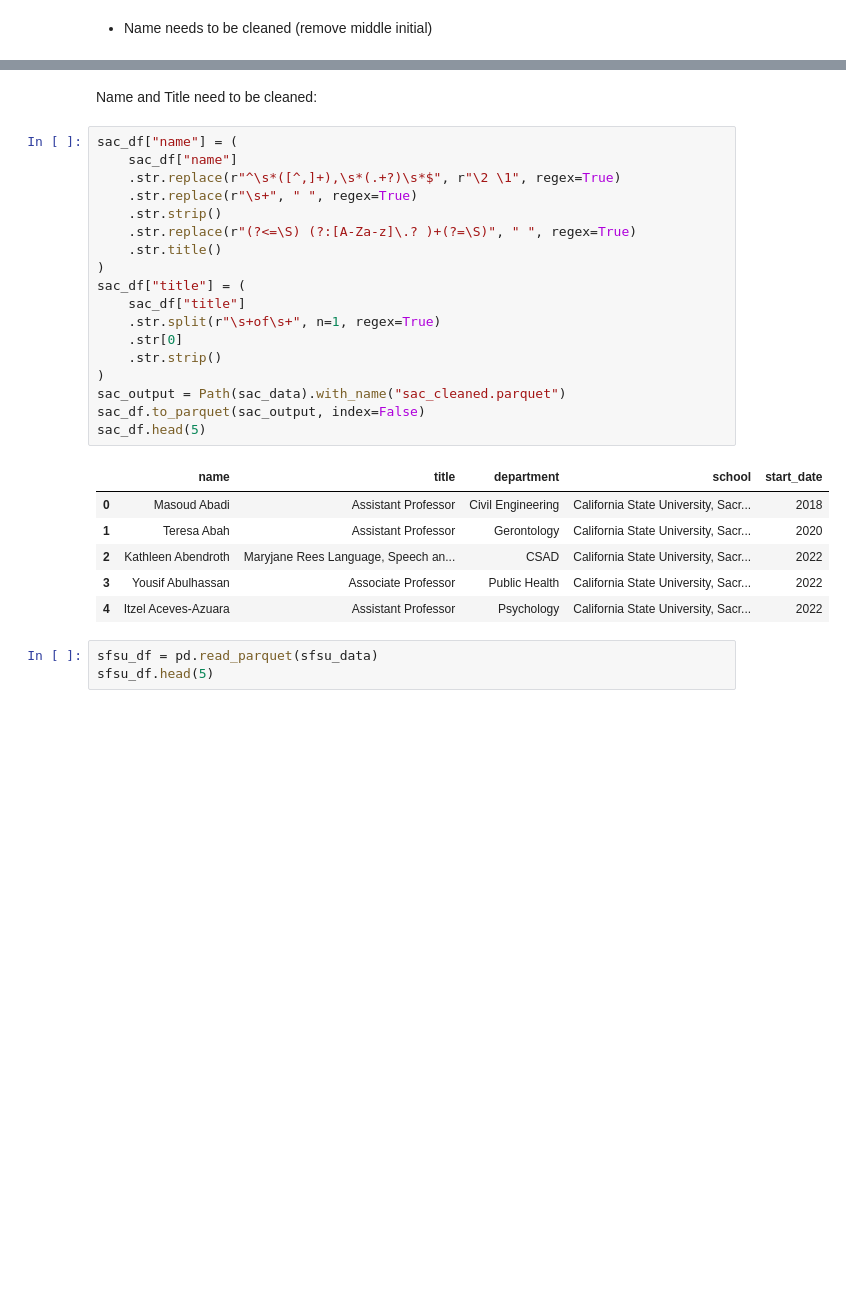
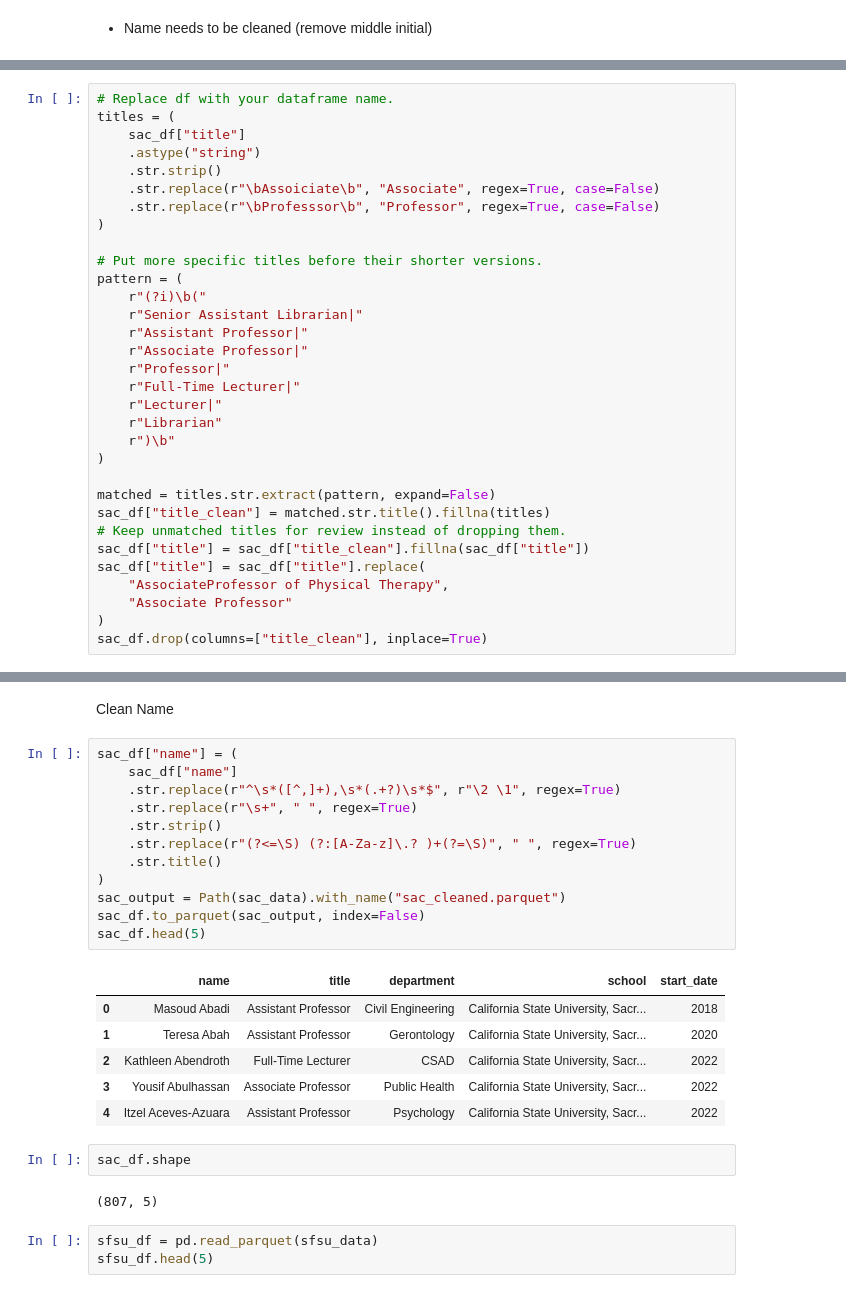
Before and after one commit to CSC4693-Fall-2026/CSC4693, a Jupyter notebook: Faculty/data_processors/csu_dataset_verification.ipynb, the cells around one changed output, grey strips where cells are left out. Drawn from its saved outputs; the diff is of its cells as text; blank space fills up the shorter version.

```diff
--- a/Faculty/data_processors/csu_dataset_verification.ipynb
+++ b/Faculty/data_processors/csu_dataset_verification.ipynb
@@ -62,0 +89,32 @@ sac_df.head(5)
+# %%
+# Replace df with your dataframe name.
+titles = (
+    sac_df["title"]
+    .astype("string")
+    .str.strip()
+    .str.replace(r"\bAssoiciate\b", "Associate", regex=True, case=False)
+    .str.replace(r"\bProfesssor\b", "Professor", regex=True, case=False)
+)
+
+# Put more specific titles before their shorter versions.
+pattern = (
+    r"(?i)\b("
+    r"Senior Assistant Librarian|"
+    r"Assistant Professor|"
+    r"Associate Professor|"
+    r"Professor|"
+    r"Full-Time Lecturer|"
+    r"Lecturer|"
+    r"Librarian"
+    r")\b"
+)
+
+matched = titles.str.extract(pattern, expand=False)
+sac_df["title_clean"] = matched.str.title().fillna(titles)
+# Keep unmatched titles for review instead of dropping them.
+sac_df["title"] = sac_df["title_clean"].fillna(sac_df["title"])
+sac_df["title"] = sac_df["title"].replace(
+    "AssociateProfessor of Physical Therapy",
+    "Associate Professor"
+)
+sac_df.drop(columns=["title_clean"], inplace=True)
@@ -63,30 +135,28 @@ sac_df.head(5)
 # %% [markdown]
-Name and Title need to be cleaned:
+Clean Name
 # %%
 sac_df["name"] = (
     sac_df["name"]
     .str.replace(r"^\s*([^,]+),\s*(.+?)\s*$", r"\2 \1", regex=True)
     .str.replace(r"\s+", " ", regex=True)
     .str.strip()
     .str.replace(r"(?<=\S) (?:[A-Za-z]\.? )+(?=\S)", " ", regex=True)
     .str.title()
 )
-sac_df["title"] = (
-    sac_df["title"]
-    .str.split(r"\s+of\s+", n=1, regex=True)
-    .str[0]
-    .str.strip()
-)
 sac_output = Path(sac_data).with_name("sac_cleaned.parquet")
 sac_df.to_parquet(sac_output, index=False)
 sac_df.head(5)
 # %% [output]
 |  | name | title | department | school | start_date |
 | 0 | Masoud Abadi | Assistant Professor | Civil Engineering | California State University, Sacr... | 2018 |
 | 1 | Teresa Abah | Assistant Professor | Gerontology | California State University, Sacr... | 2020 |
-| 2 | Kathleen Abendroth | Maryjane Rees Language, Speech an... | CSAD | California State University, Sacr... | 2022 |
+| 2 | Kathleen Abendroth | Full-Time Lecturer | CSAD | California State University, Sacr... | 2022 |
 | 3 | Yousif Abulhassan | Associate Professor | Public Health | California State University, Sacr... | 2022 |
 | 4 | Itzel Aceves-Azuara | Assistant Professor | Psychology | California State University, Sacr... | 2022 |
+# %%
+sac_df.shape
+# %% [output]
+(807, 5)
 # %%
 sfsu_df = pd.read_parquet(sfsu_data)
 sfsu_df.head(5)
```
Also changed, not shown: parts of 27 cells of this notebook, 2 other files.
